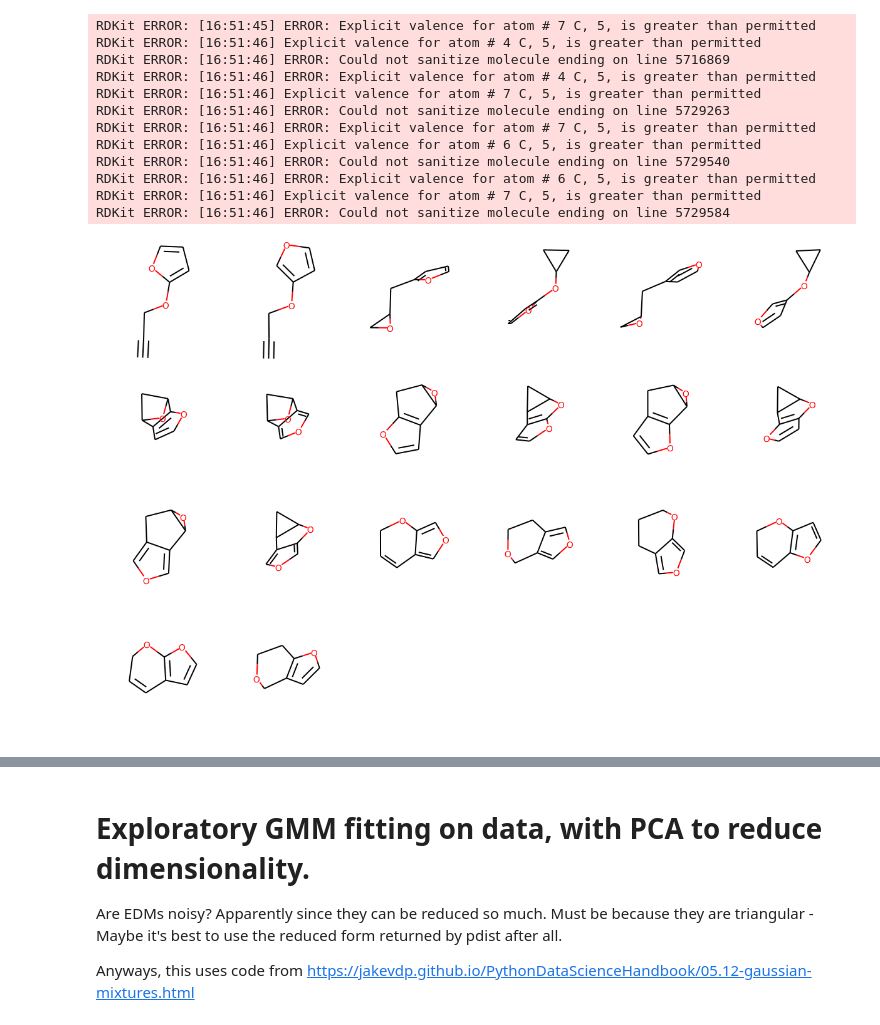
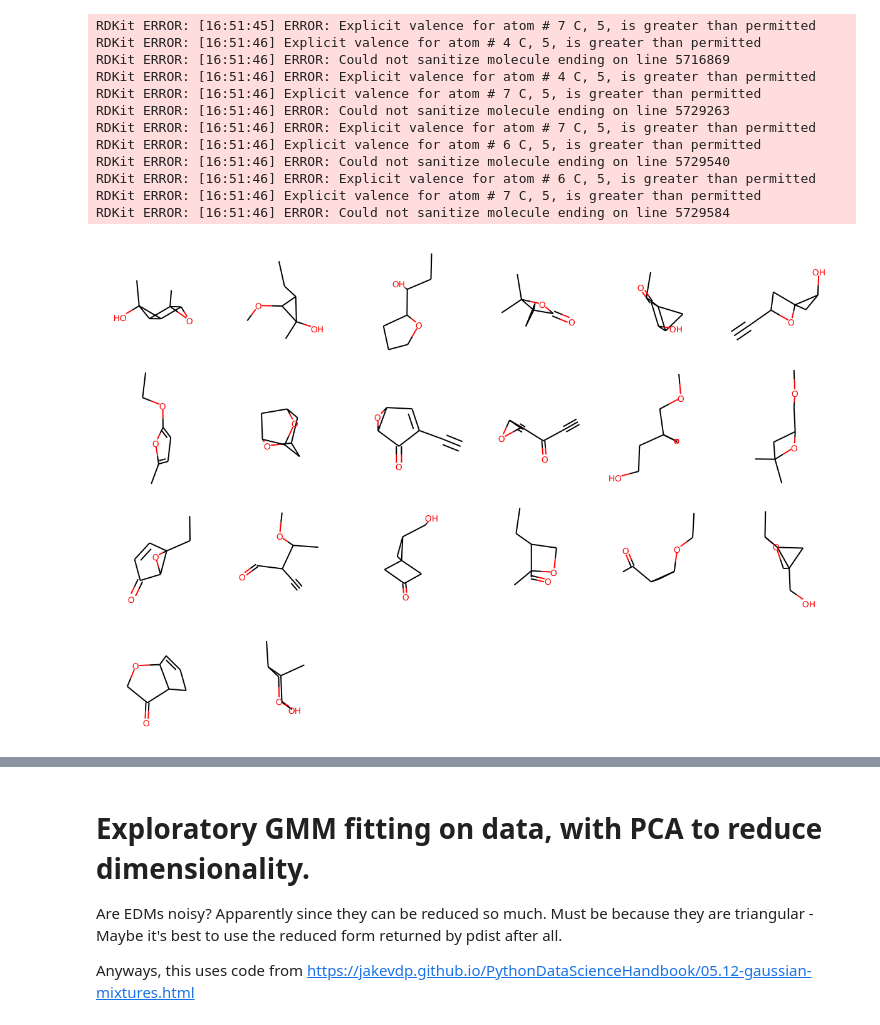
Before and after one commit to ljmartin/molgen, a Jupyter notebook: qm9.ipynb, the cells around one changed output, grey strips where cells are left out. Drawn from its saved outputs; the diff is of its cells as text; code cells hidden in the pictures.

```diff
--- a/qm9.ipynb
+++ b/qm9.ipynb
@@ -63,6 +63,6 @@ RDKit ERROR: [16:51:46] ERROR: Explicit valence for atom # 6 C, 5, is greater th
 RDKit ERROR: [16:51:46] Explicit valence for atom # 7 C, 5, is greater than permitted
 RDKit ERROR: [16:51:46] ERROR: Could not sanitize molecule ending on line 5729584
 # %%
-Draw.MolsToGridImage(mols[:20], molsPerRow=6)
+Draw.MolsToGridImage(np.random.choice(np.array(mols), 20), molsPerRow=6)
 # %% [output]
-[figure, old version]
+[figure, new version]
```
Also changed, not shown: parts of 6 cells of this notebook.
